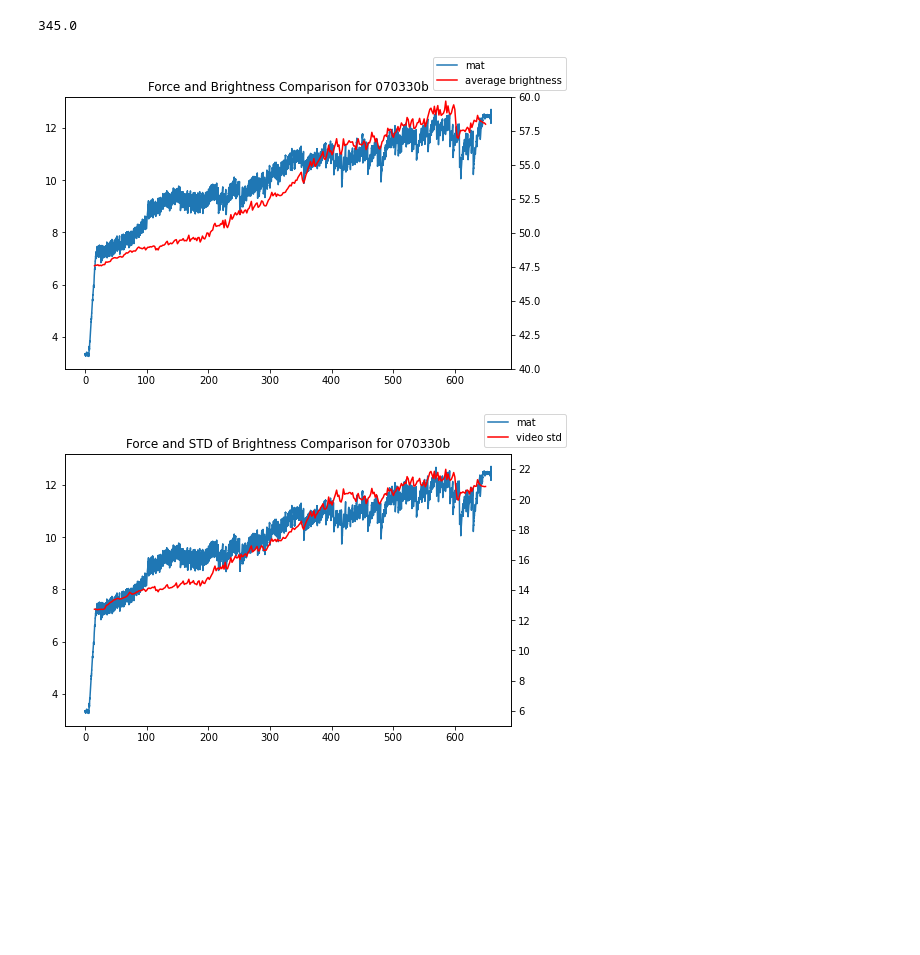
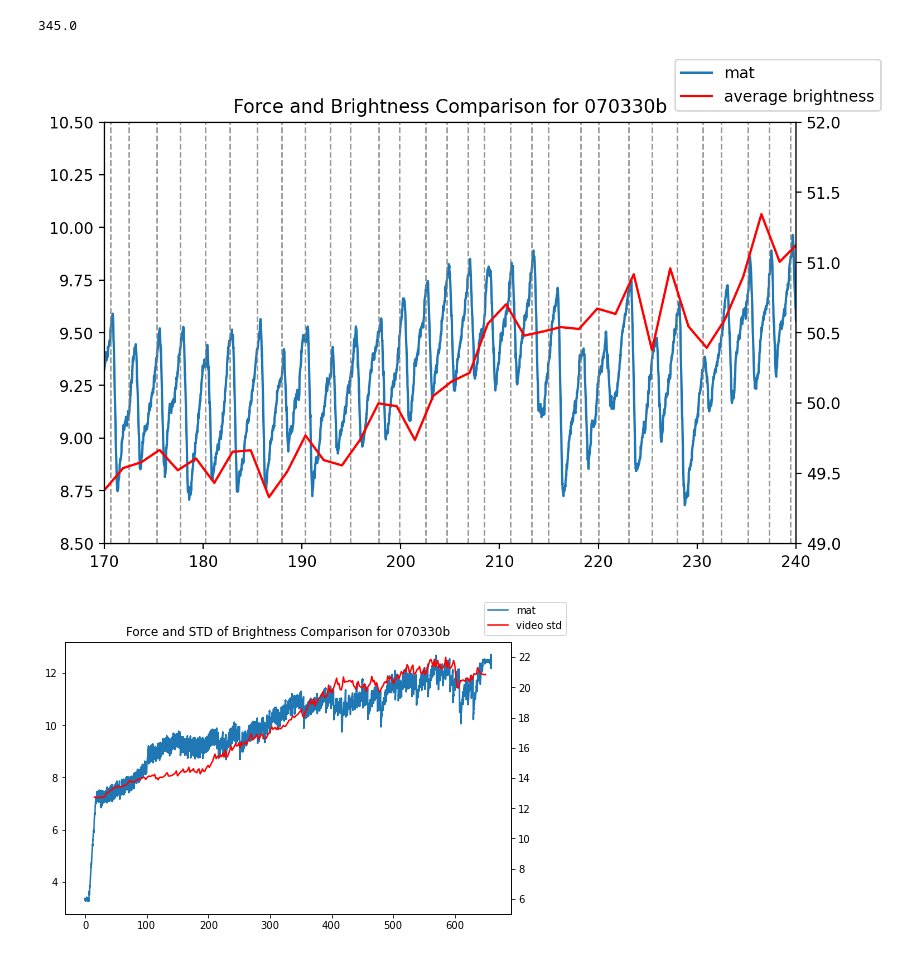
Before and after one commit to Jfeatherstone/FailurePrediction, a Jupyter notebook: VideoSync.ipynb, the cells around one changed output. Saved outputs shown, nothing was run; the diff lists cells and outputs as text; code cells hidden in the pictures; blank space fills up the shorter version.

```diff
--- a/VideoSync.ipynb
+++ b/VideoSync.ipynb
@@ -20,26 +20,33 @@ Sampling.playVideo(video, propertyFile)
 # %%
 matForce = matFile["f"]
 matTime = matFile["t"]
 
 videoTime = VideoAnalysis.timeArr(video, propertyFile)
 videoForce = VideoAnalysis.averageBrightness(video, propertyFile)
 
 fig, ax = plt.subplots(figsize=(8,5))
 
 ax.plot(matTime, matForce, label='mat')
 
+peakTimes = [matFile["time"][i] for i in range(len(matFile["time"])) if bool(matFile["good"][i])]
+#slipTimes = [matFile["time"][i] for i in range(len(matFile["time"])) if not bool(matFile["good"][i])]
+for p in peakTimes:
+    ax.axvline(p, color='tab:gray', alpha=.8, linewidth=1, linestyle='--')
+
+
 ax1 = ax.twinx()
 
 ax1.plot(videoTime, videoForce, label='average brightness', color='r')
 #ax.legend()
 fig.legend()
-ax1.set_ylim([40, 60])
-
+ax1.set_ylim([49, 52])
+ax.set_ylim([8.5, 10.5])
+ax.set_xlim([170, 240])
 plt.title(f'Force and Brightness Comparison for {dataFile}')
 plt.savefig('VideoSync_images/BrightnessAndForce.pdf')
 plt.show()
 # %% [output]
-[figure, old version]
+[figure, new version]
 # %%
 matForce = matFile["f"]
 matTime = matFile["t"]
```
Also changed, not shown: 6 other files.
